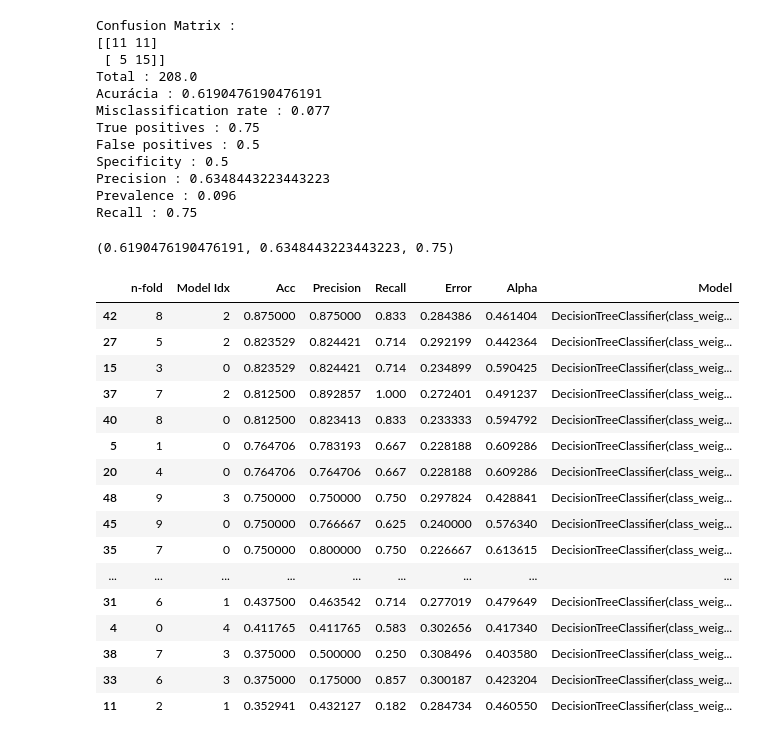
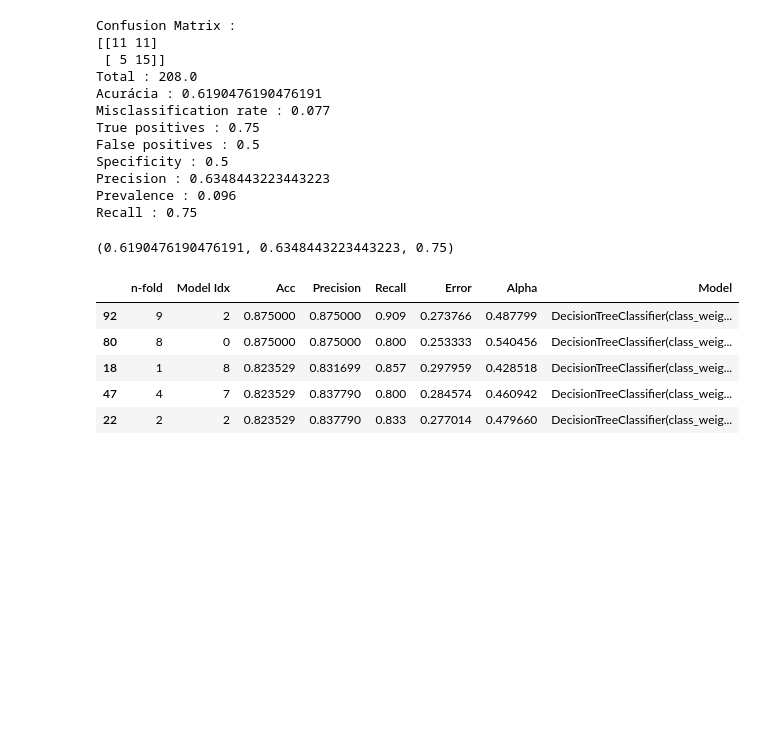
Before and after one commit to BrunoICardoso/DataScience, a Jupyter notebook: Machine Learning II/Trabalho-1-AdaBoosting/Machine Learning II - Aval-1 - Implementação AdaBoosting-v3.ipynb, the cells around one changed output. Drawn from its saved outputs; the diff is of its cells as text; code cells hidden in the pictures; blank space fills up the shorter version.

```diff
--- a/Machine Learning II/Trabalho-1-AdaBoosting/Machine Learning II - Aval-1 - Implementação AdaBoosting-v3.ipynb
+++ b/Machine Learning II/Trabalho-1-AdaBoosting/Machine Learning II - Aval-1 - Implementação AdaBoosting-v3.ipynb
@@ -150,7 +155,7 @@ scores_test = []
 error_train = []
 error_test = []
 
-n_modelos = 5
+n_modelos = 10
 alpha = 0.5
 
 print()
@@ -388,29 +411,18 @@ Recall : 0.75
 # %%
 scoresDF = pd.DataFrame(scores_test, columns=["n-fold",
                                          "Model Idx",
                                          "Acc",
                                          "Precision",
                                          "Recall",
                                          "Error",
                                          "Alpha",
                                          "Model"])
 
-scoresDF.sort_values(["Acc","Error"], ascending=False)
+scoresDF.sort_values(["Acc","Error"], ascending=False).head(5)
 # %% [output]
 |  | n-fold | Model Idx | Acc | Precision | Recall | Error | Alpha | Model |
-| 42 | 8 | 2 | 0.875000 | 0.875000 | 0.833 | 0.284386 | 0.461404 | DecisionTreeClassifier(class_weig... |
-| 27 | 5 | 2 | 0.823529 | 0.824421 | 0.714 | 0.292199 | 0.442364 | DecisionTreeClassifier(class_weig... |
-| 15 | 3 | 0 | 0.823529 | 0.824421 | 0.714 | 0.234899 | 0.590425 | DecisionTreeClassifier(class_weig... |
-| 37 | 7 | 2 | 0.812500 | 0.892857 | 1.000 | 0.272401 | 0.491237 | DecisionTreeClassifier(class_weig... |
-| 40 | 8 | 0 | 0.812500 | 0.823413 | 0.833 | 0.233333 | 0.594792 | DecisionTreeClassifier(class_weig... |
-| 5 | 1 | 0 | 0.764706 | 0.783193 | 0.667 | 0.228188 | 0.609286 | DecisionTreeClassifier(class_weig... |
-| 20 | 4 | 0 | 0.764706 | 0.764706 | 0.667 | 0.228188 | 0.609286 | DecisionTreeClassifier(class_weig... |
-| 48 | 9 | 3 | 0.750000 | 0.750000 | 0.750 | 0.297824 | 0.428841 | DecisionTreeClassifier(class_weig... |
-| 45 | 9 | 0 | 0.750000 | 0.766667 | 0.625 | 0.240000 | 0.576340 | DecisionTreeClassifier(class_weig... |
-| 35 | 7 | 0 | 0.750000 | 0.800000 | 0.750 | 0.226667 | 0.613615 | DecisionTreeClassifier(class_weig... |
-| ... | ... | ... | ... | ... | ... | ... | ... | ... |
-| 31 | 6 | 1 | 0.437500 | 0.463542 | 0.714 | 0.277019 | 0.479649 | DecisionTreeClassifier(class_weig... |
-| 4 | 0 | 4 | 0.411765 | 0.411765 | 0.583 | 0.302656 | 0.417340 | DecisionTreeClassifier(class_weig... |
-| 38 | 7 | 3 | 0.375000 | 0.500000 | 0.250 | 0.308496 | 0.403580 | DecisionTreeClassifier(class_weig... |
-| 33 | 6 | 3 | 0.375000 | 0.175000 | 0.857 | 0.300187 | 0.423204 | DecisionTreeClassifier(class_weig... |
-| 11 | 2 | 1 | 0.352941 | 0.432127 | 0.182 | 0.284734 | 0.460550 | DecisionTreeClassifier(class_weig... |
+| 92 | 9 | 2 | 0.875000 | 0.875000 | 0.909 | 0.273766 | 0.487799 | DecisionTreeClassifier(class_weig... |
+| 80 | 8 | 0 | 0.875000 | 0.875000 | 0.800 | 0.253333 | 0.540456 | DecisionTreeClassifier(class_weig... |
+| 18 | 1 | 8 | 0.823529 | 0.831699 | 0.857 | 0.297959 | 0.428518 | DecisionTreeClassifier(class_weig... |
+| 47 | 4 | 7 | 0.823529 | 0.837790 | 0.800 | 0.284574 | 0.460942 | DecisionTreeClassifier(class_weig... |
+| 22 | 2 | 2 | 0.823529 | 0.837790 | 0.833 | 0.277014 | 0.479660 | DecisionTreeClassifier(class_weig... |
```
Also changed, not shown: parts of 19 cells of this notebook.
